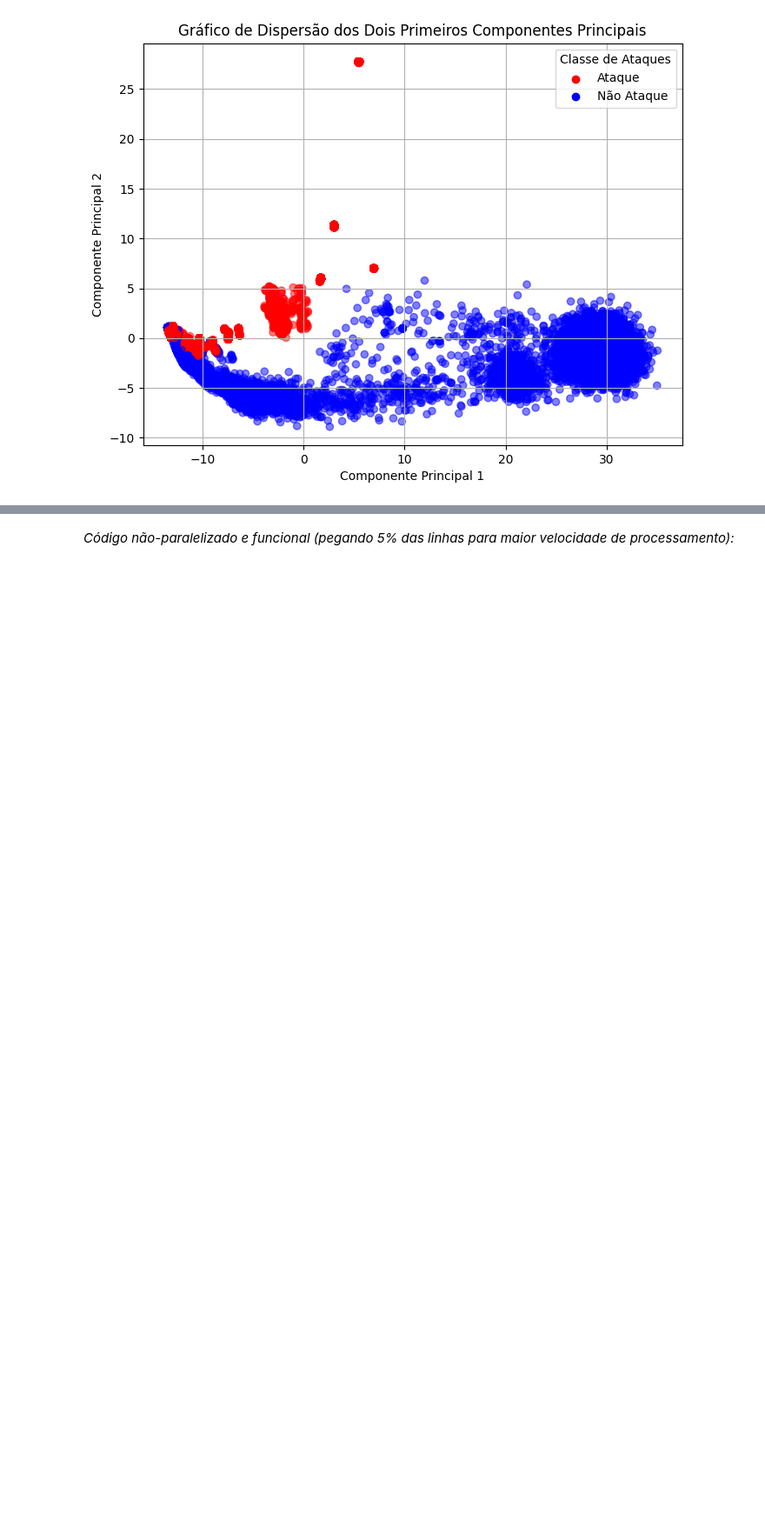
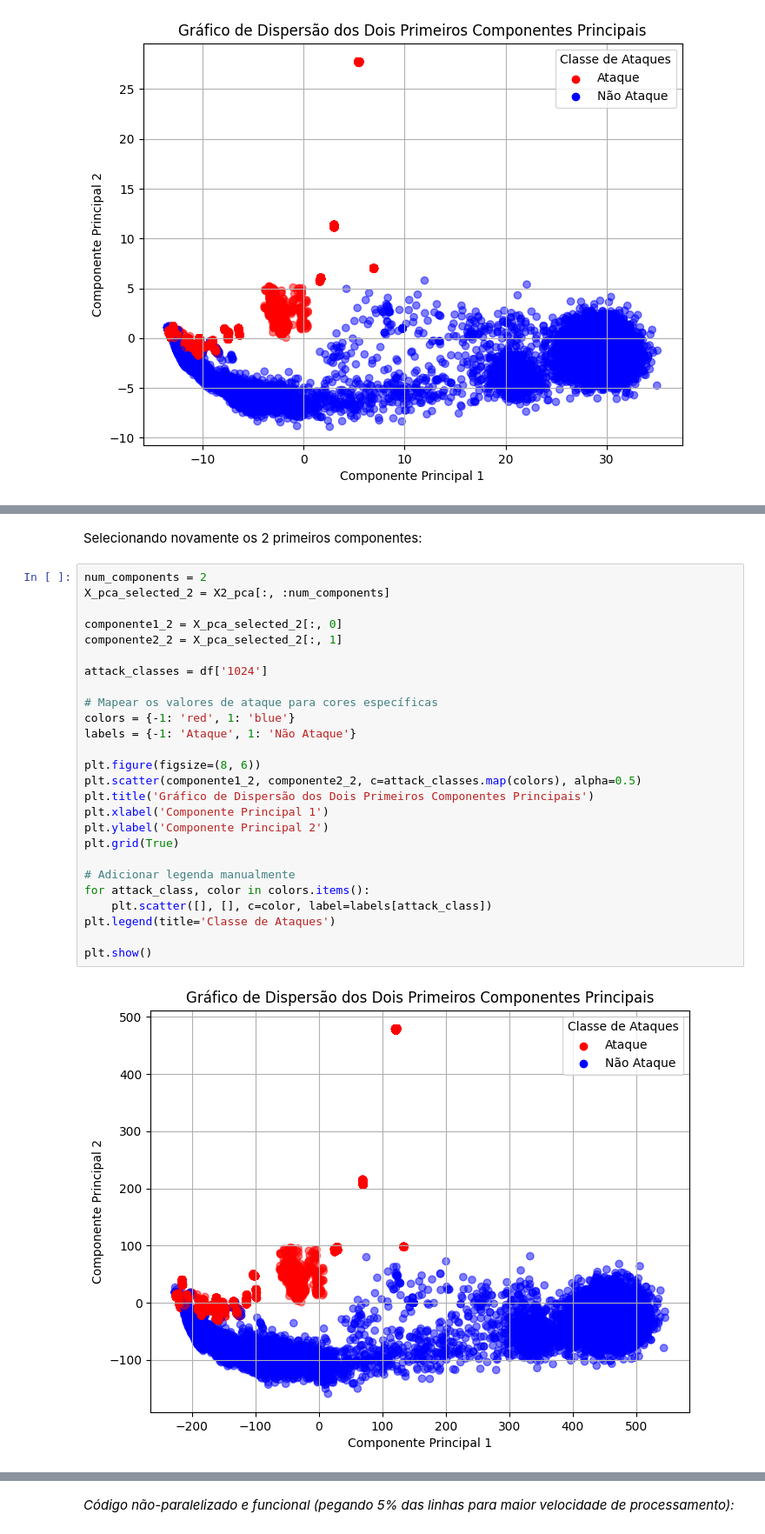
Before and after one commit to cesarpmorais/5G-Data-Training, a Jupyter notebook: data_discovery.ipynb, the cells around one changed output, grey strips where cells are left out. Shown at 87% size. Saved outputs shown, nothing was run; the diff lists cells and outputs as text; blank space fills up the shorter version.

```diff
--- a/data_discovery.ipynb
+++ b/data_discovery.ipynb
@@ -207,0 +242,30 @@ plt.show()
+# %% [markdown]
+Selecionando novamente os 2 primeiros componentes:
+# %%
+num_components = 2
+X_pca_selected_2 = X2_pca[:, :num_components]
+
+componente1_2 = X_pca_selected_2[:, 0]
+componente2_2 = X_pca_selected_2[:, 1]
+
+attack_classes = df['1024']
+
+# Mapear os valores de ataque para cores específicas
+colors = {-1: 'red', 1: 'blue'}
+labels = {-1: 'Ataque', 1: 'Não Ataque'}
+
+plt.figure(figsize=(8, 6))
+plt.scatter(componente1_2, componente2_2, c=attack_classes.map(colors), alpha=0.5)
+plt.title('Gráfico de Dispersão dos Dois Primeiros Componentes Principais')
+plt.xlabel('Componente Principal 1')
+plt.ylabel('Componente Principal 2')
+plt.grid(True)
+
+# Adicionar legenda manualmente
+for attack_class, color in colors.items():
+    plt.scatter([], [], c=color, label=labels[attack_class])
+plt.legend(title='Classe de Ataques')
+
+plt.show()
+# %% [output]
+[figure, added]
```
Also changed, not shown: parts of 14 cells of this notebook.
